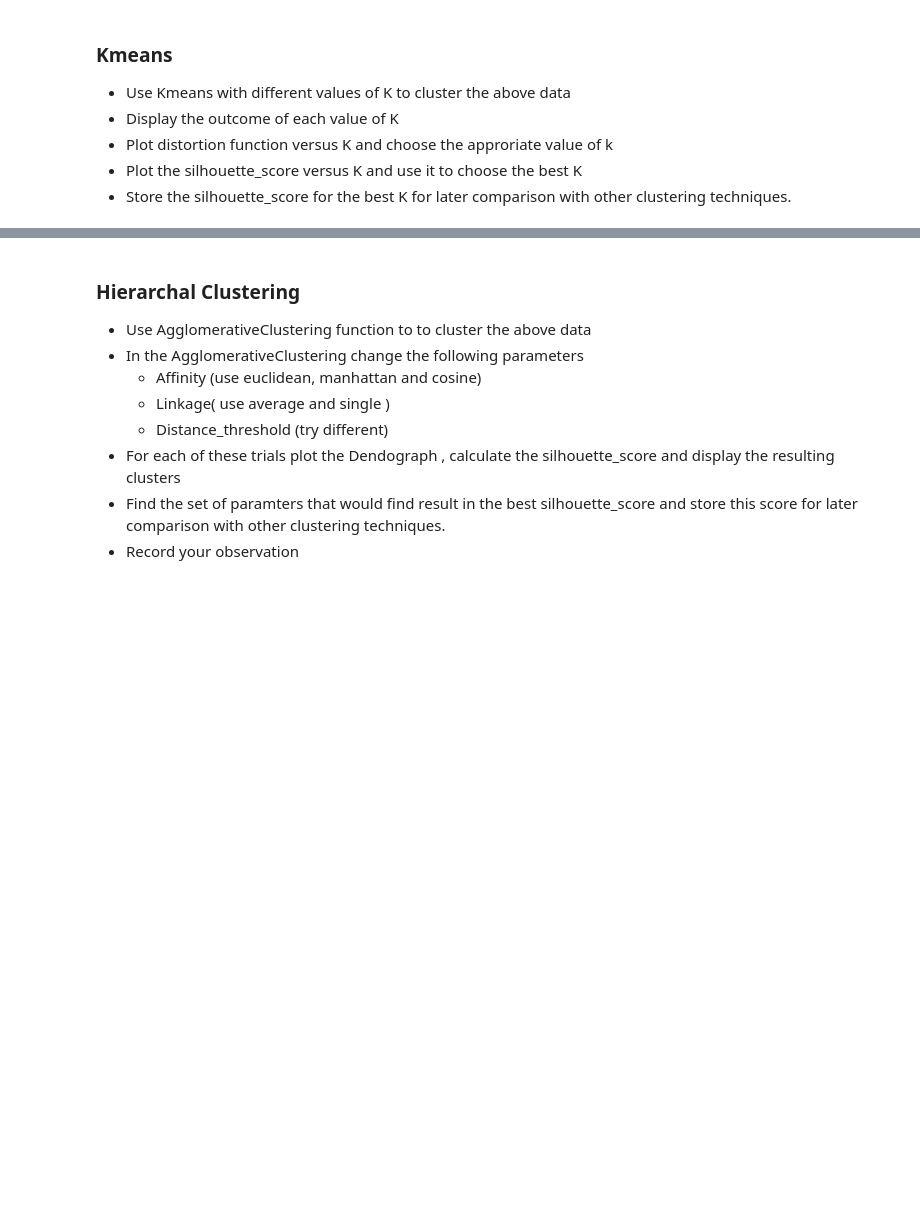
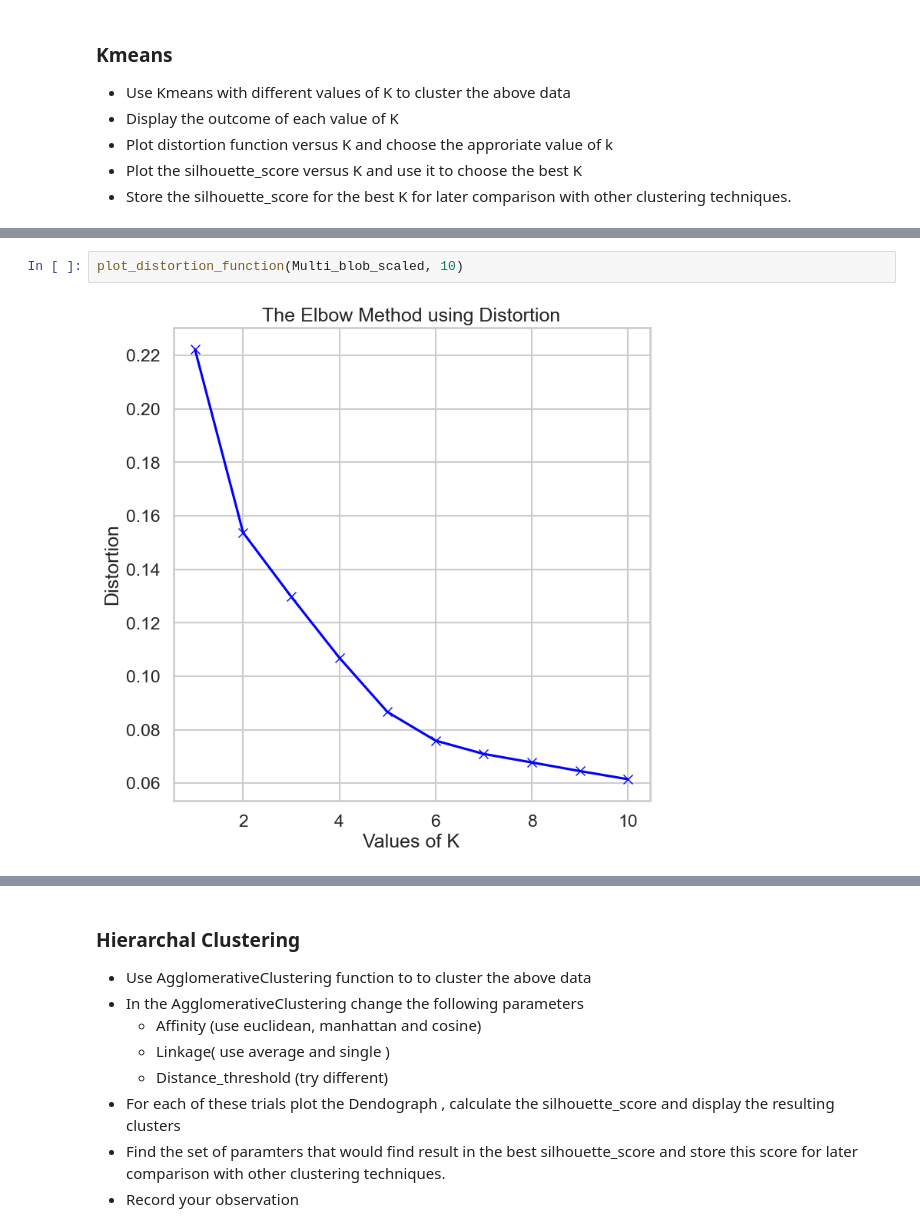
Before and after one commit to ahmadgalall/Machine_learning_project, a Jupyter notebook: Clustering Project.ipynb, the cells around one changed output, grey strips where cells are left out. Cells and saved outputs as stored; diff of their text form; blank space fills up the shorter version.

```diff
--- a/Clustering Project.ipynb
+++ b/Clustering Project.ipynb
@@ -143,0 +210,4 @@ plt.show()
+# %%
+plot_distortion_function(Multi_blob_scaled, 10)
+# %% [output]
+[figure, added]
```
Also changed, not shown: parts of 75 cells of this notebook.
